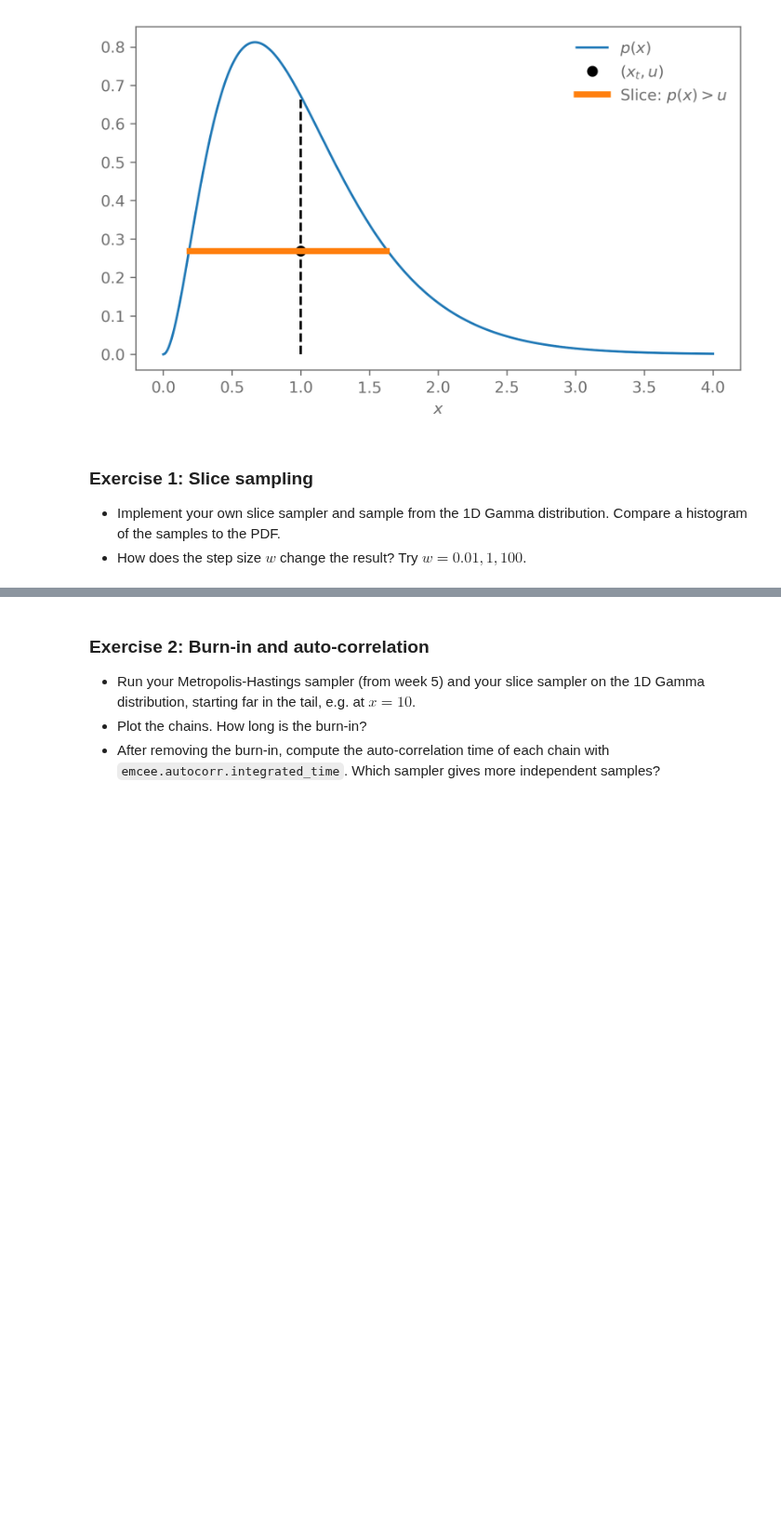
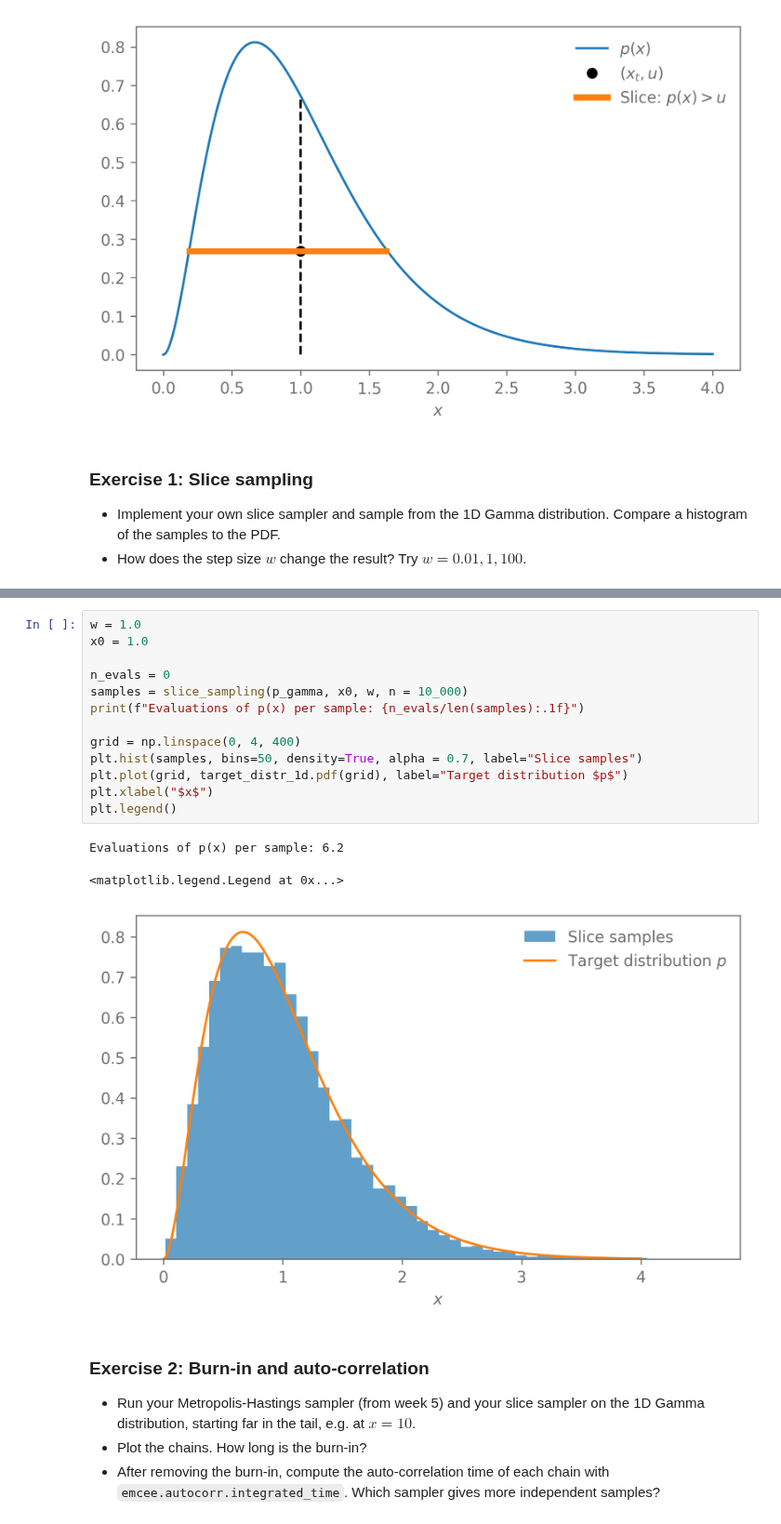
Before and after one commit to fabio-jv/Bayesian-Stats-HS2026, a Jupyter notebook: my_exercises/week6.ipynb, the cells around one changed output, grey strips where cells are left out. Shown at 93% size. Cells and saved outputs as stored; diff of their text form; blank space fills up the shorter version.

```diff
--- a/my_exercises/week6.ipynb
+++ b/my_exercises/week6.ipynb
@@ -95,3 +167,20 @@ plt.legend(frameon=False);
+# %%
+w = 1.0
+x0 = 1.0
+
+n_evals = 0
+samples = slice_sampling(p_gamma, x0, w, n = 10_000)
+print(f"Evaluations of p(x) per sample: {n_evals/len(samples):.1f}")
+
+grid = np.linspace(0, 4, 400)
+plt.hist(samples, bins=50, density=True, alpha = 0.7, label="Slice samples")
+plt.plot(grid, target_distr_1d.pdf(grid), label="Target distribution $p$")
+plt.xlabel("$x$")
+plt.legend()
+# %% [output]
+Evaluations of p(x) per sample: 6.2
+<matplotlib.legend.Legend at 0x...>
+[figure, added]
 # %% [markdown]
 ### Exercise 2: Burn-in and auto-correlation
 
```
Also changed, not shown: parts of 3 cells of this notebook.
